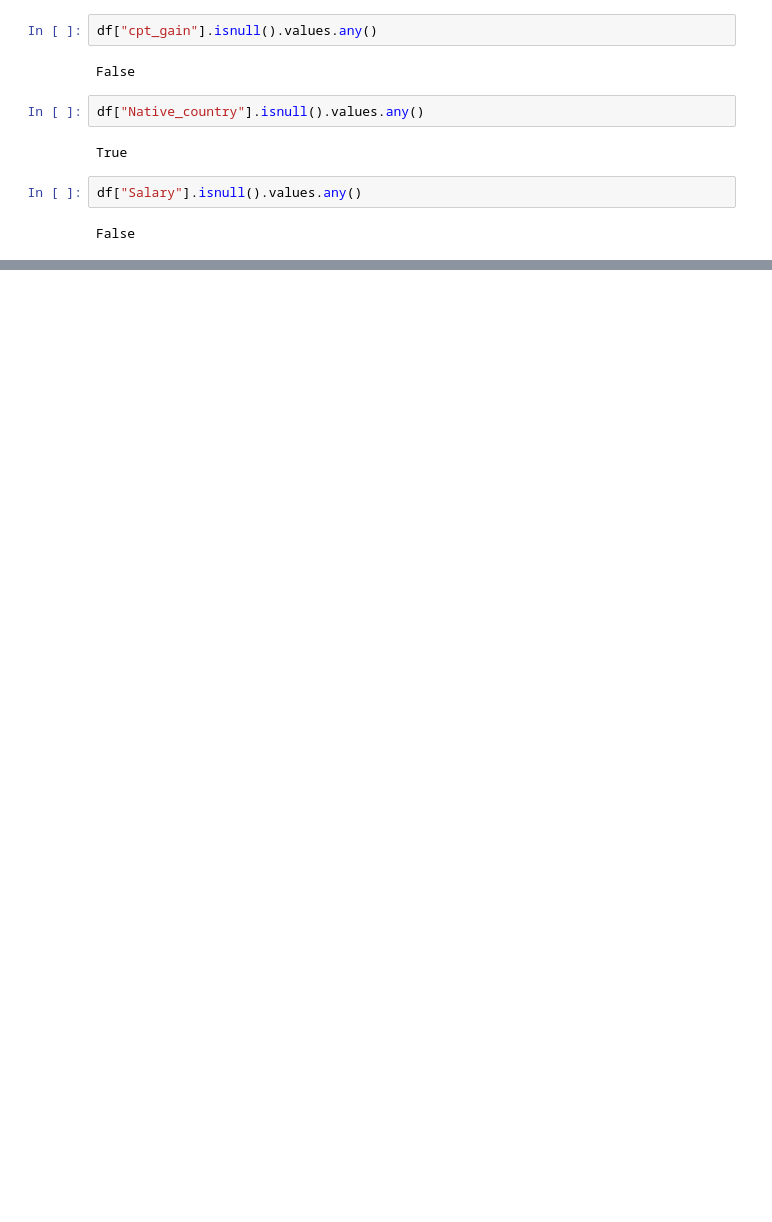
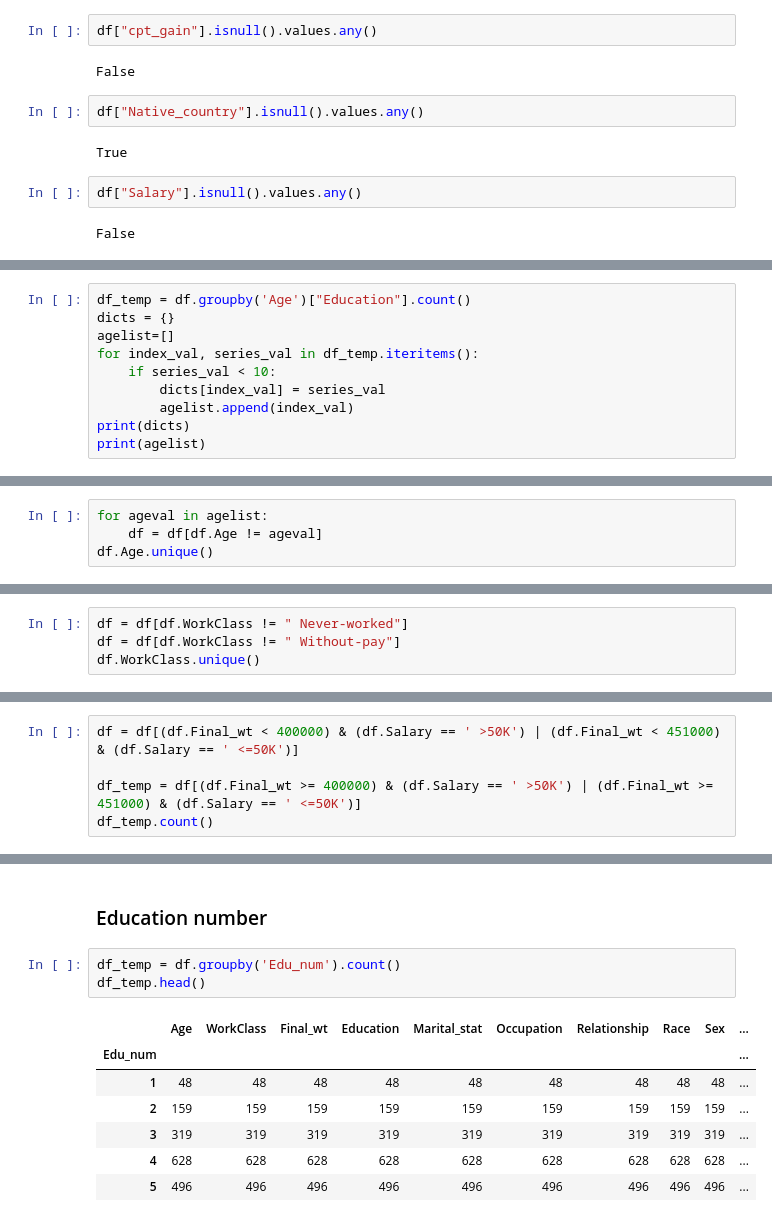
Before and after one commit to juvekaradheesh/Data-Mining, a Jupyter notebook: Income Prediction/PreProcessing.ipynb, the cells around one changed output, grey strips where cells are left out. Drawn from its saved outputs; the diff is of its cells as text; blank space fills up the shorter version.

```diff
--- a/Income Prediction/PreProcessing.ipynb
+++ b/Income Prediction/PreProcessing.ipynb
@@ -661,0 +119,10 @@ df.groupby?
+# %%
+df_temp = df.groupby('Age')["Education"].count()
+dicts = {}
+agelist=[]
+for index_val, series_val in df_temp.iteritems():
+    if series_val < 10:
+        dicts[index_val] = series_val
+        agelist.append(index_val)
+print(dicts)
+print(agelist)
@@ -661,0 +134,4 @@ df.groupby?
+# %%
+for ageval in agelist:
+    df = df[df.Age != ageval]
+df.Age.unique()
@@ -661,0 +163,4 @@ df.groupby?
+# %%
+df = df[df.WorkClass != " Never-worked"]
+df = df[df.WorkClass != " Without-pay"]
+df.WorkClass.unique()
@@ -661,0 +187,5 @@ df.groupby?
+# %%
+df = df[(df.Final_wt < 400000) & (df.Salary == ' >50K') | (df.Final_wt < 451000) & (df.Salary == ' <=50K')]
+
+df_temp = df[(df.Final_wt >= 400000) & (df.Salary == ' >50K') | (df.Final_wt >= 451000) & (df.Salary == ' <=50K')]
+df_temp.count()
@@ -661,0 +209,13 @@ df.groupby?
+# %% [markdown]
+### Education number
+# %%
+df_temp = df.groupby('Edu_num').count()
+df_temp.head()
+# %% [output]
+|  | Age | WorkClass | Final_wt | Education | Marital_stat | Occupation | Relationship | Race | Sex | ... |
+| Edu_num |  |  |  |  |  |  |  |  |  | ... |
+| 1 | 48 | 48 | 48 | 48 | 48 | 48 | 48 | 48 | 48 | ... |
+| 2 | 159 | 159 | 159 | 159 | 159 | 159 | 159 | 159 | 159 | ... |
+| 3 | 319 | 319 | 319 | 319 | 319 | 319 | 319 | 319 | 319 | ... |
+| 4 | 628 | 628 | 628 | 628 | 628 | 628 | 628 | 628 | 628 | ... |
+| 5 | 496 | 496 | 496 | 496 | 496 | 496 | 496 | 496 | 496 | ... |
```
Also changed, not shown: parts of 126 cells of this notebook.
